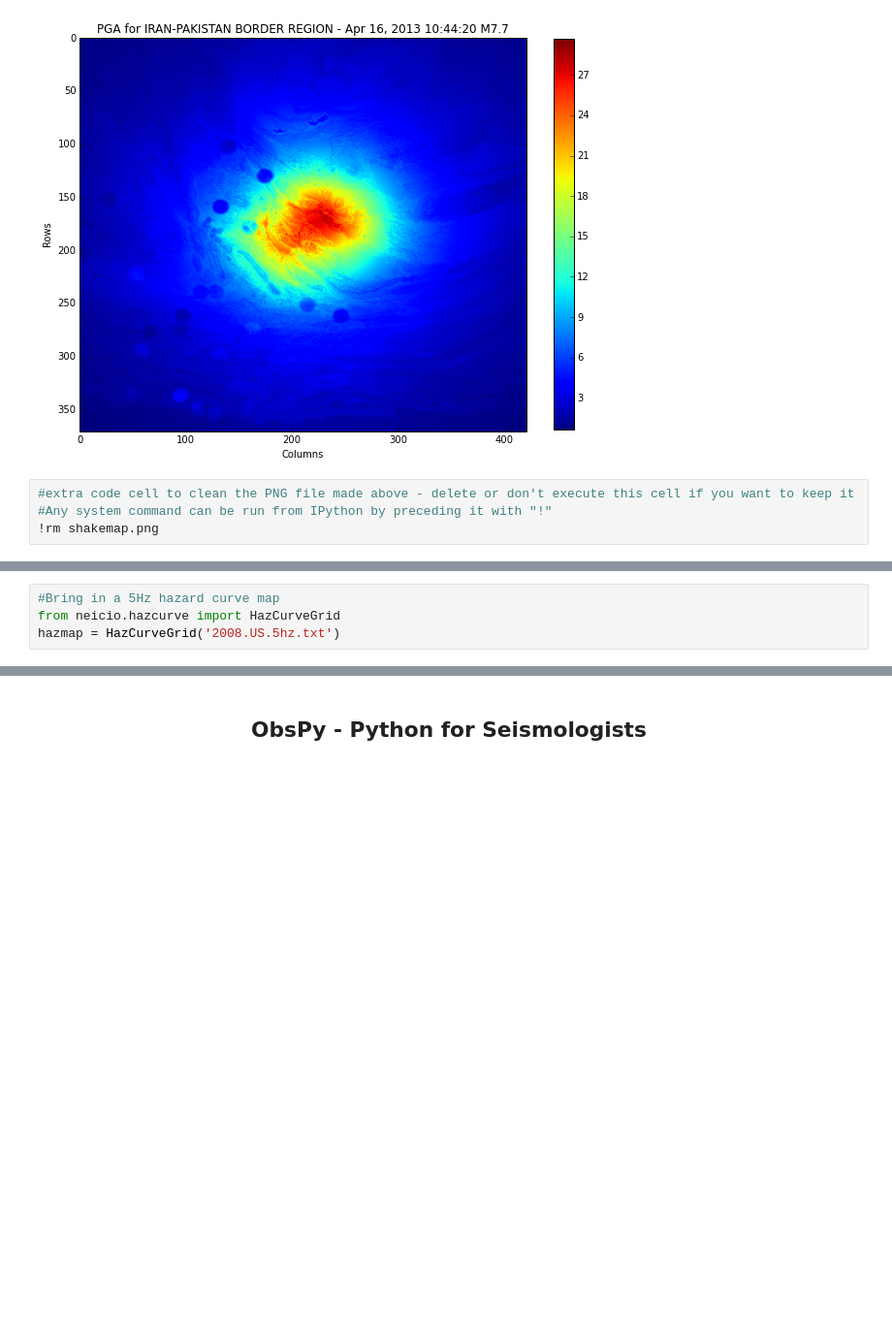
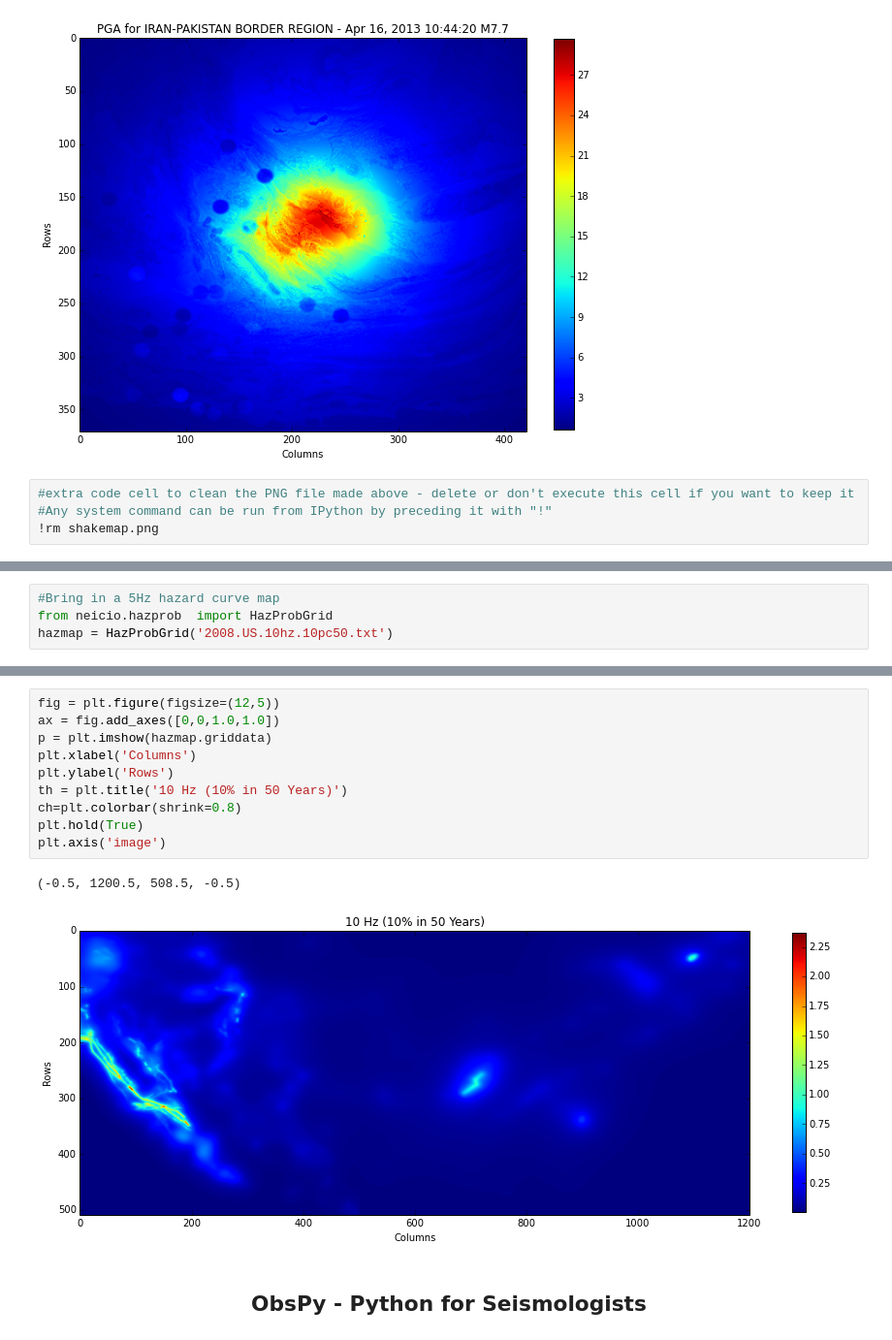
Before and after one commit to mhearne-usgs/ipythondemo, a Jupyter notebook: IPythonDemo.ipynb, the cells around one changed output, grey strips where cells are left out. Shown at 97% size. Saved outputs shown, nothing was run; the diff lists cells and outputs as text; blank space fills up the shorter version.

```diff
--- a/IPythonDemo.ipynb
+++ b/IPythonDemo.ipynb
@@ -219,5 +221,5 @@ plt.savefig('shakemap.png')
 # f.close()
 # %%
 #Bring in a 5Hz hazard curve map
-from neicio.hazcurve import HazCurveGrid
-hazmap = HazCurveGrid('2008.US.5hz.txt')
+from neicio.hazprob  import HazProbGrid
+hazmap = HazProbGrid('2008.US.10hz.10pc50.txt')
@@ -252,3 +226,16 @@ th=plt.title('Hazard Curve (Period %.1f sec) at %.1f,%.1f' % (hazmap.period,lat,
+# %%
+fig = plt.figure(figsize=(12,5))
+ax = fig.add_axes([0,0,1.0,1.0])
+p = plt.imshow(hazmap.griddata)
+plt.xlabel('Columns')
+plt.ylabel('Rows')
+th = plt.title('10 Hz (10% in 50 Years)')
+ch=plt.colorbar(shrink=0.8)
+plt.hold(True)
+plt.axis('image')
+# %% [output]
+(-0.5, 1200.5, 508.5, -0.5)
+[figure, added]
 # %% [markdown]
 ## <center>ObsPy - Python for Seismologists</center>
 # %% [markdown]
```
Also changed, not shown: parts of 14 cells of this notebook, 1 other file.
